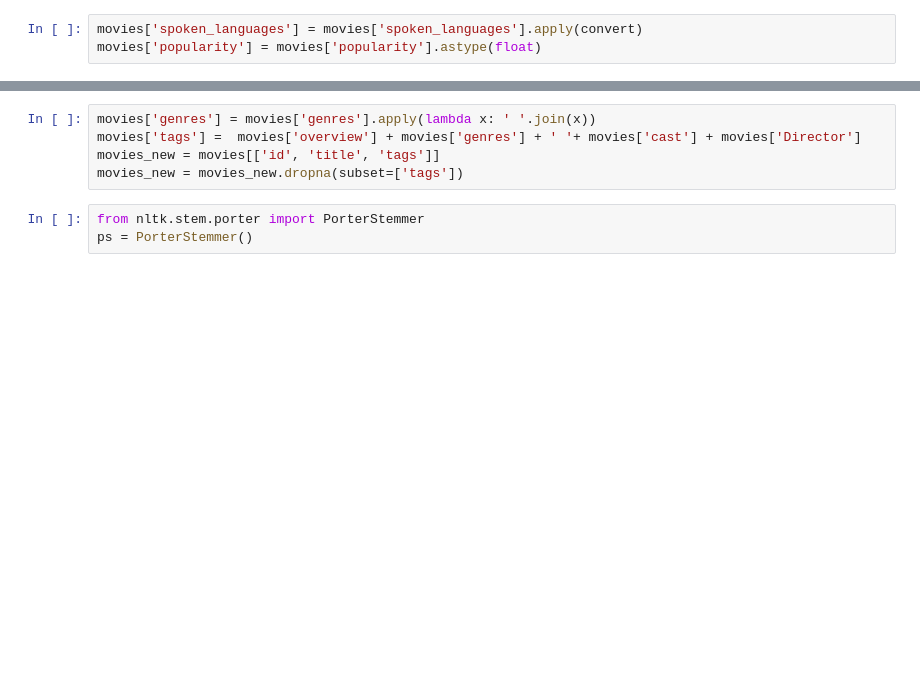
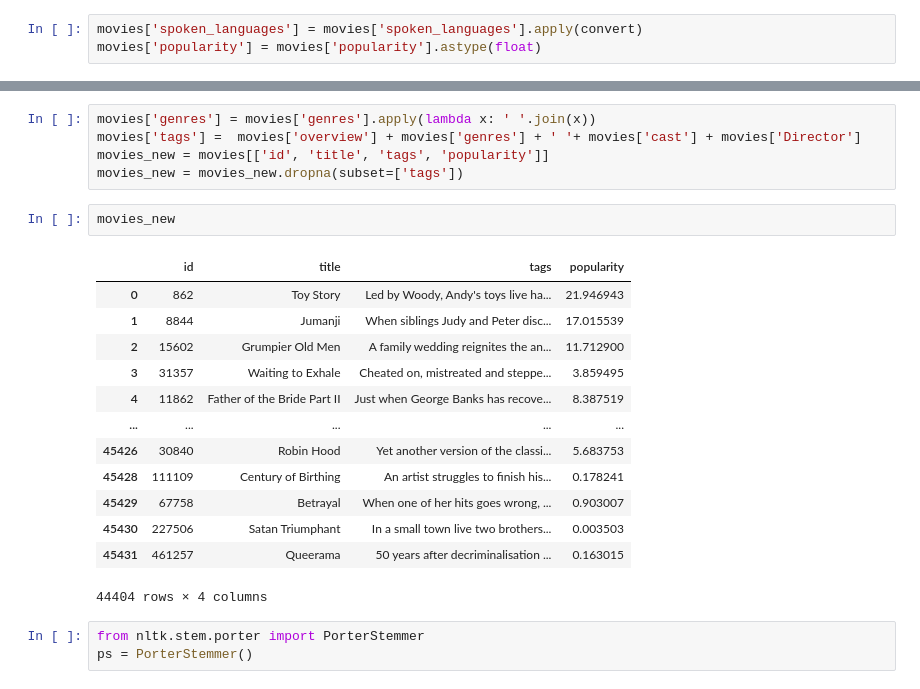
Before and after one commit to Loutrec2001/Proyecto-Individual-1, a Jupyter notebook: Final.ipynb, the cells around one changed output, grey strips where cells are left out. Cells and saved outputs as stored; diff of their text form; blank space fills up the shorter version.

```diff
--- a/Final.ipynb
+++ b/Final.ipynb
@@ -272,8 +287,24 @@ Ya los datos están limpios, ahora es tiempo de investigar las relaciones que ha
 # %%
 movies['genres'] = movies['genres'].apply(lambda x: ' '.join(x))
 movies['tags'] =  movies['overview'] + movies['genres'] + ' '+ movies['cast'] + movies['Director']
-movies_new = movies[['id', 'title', 'tags']]
+movies_new = movies[['id', 'title', 'tags', 'popularity']]
 movies_new = movies_new.dropna(subset=['tags'])
+# %%
+movies_new
+# %% [output]
+|  | id | title | tags | popularity |
+| 0 | 862 | Toy Story | Led by Woody, Andy's toys live ha... | 21.946943 |
+| 1 | 8844 | Jumanji | When siblings Judy and Peter disc... | 17.015539 |
+| 2 | 15602 | Grumpier Old Men | A family wedding reignites the an... | 11.712900 |
+| 3 | 31357 | Waiting to Exhale | Cheated on, mistreated and steppe... | 3.859495 |
+| 4 | 11862 | Father of the Bride Part II | Just when George Banks has recove... | 8.387519 |
+| ... | ... | ... | ... | ... |
+| 45426 | 30840 | Robin Hood | Yet another version of the classi... | 5.683753 |
+| 45428 | 111109 | Century of Birthing | An artist struggles to finish his... | 0.178241 |
+| 45429 | 67758 | Betrayal | When one of her hits goes wrong, ... | 0.903007 |
+| 45430 | 227506 | Satan Triumphant | In a small town live two brothers... | 0.003503 |
+| 45431 | 461257 | Queerama | 50 years after decriminalisation ... | 0.163015 |
+44404 rows × 4 columns
 # %%
 from nltk.stem.porter import PorterStemmer
 ps = PorterStemmer()
```
Also changed, not shown: parts of 11 cells of this notebook, 4 other files.
